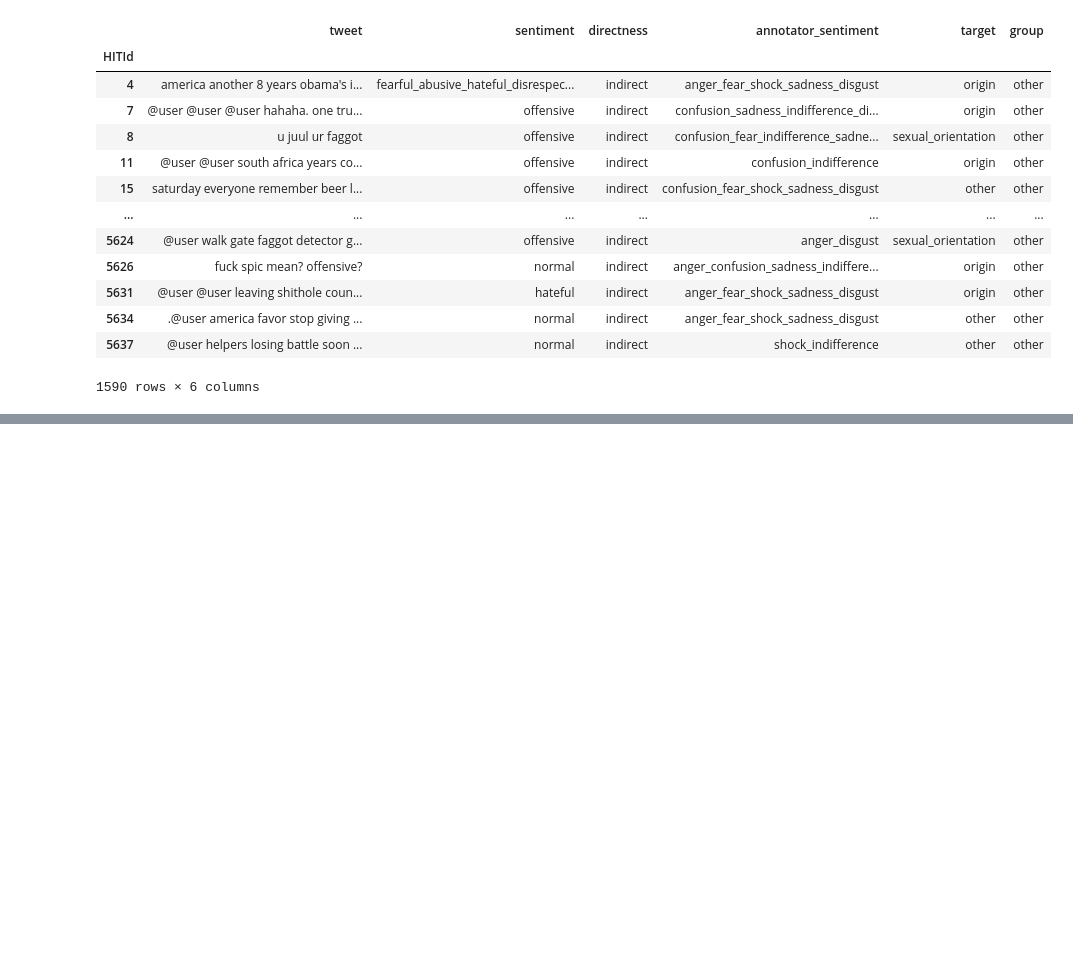
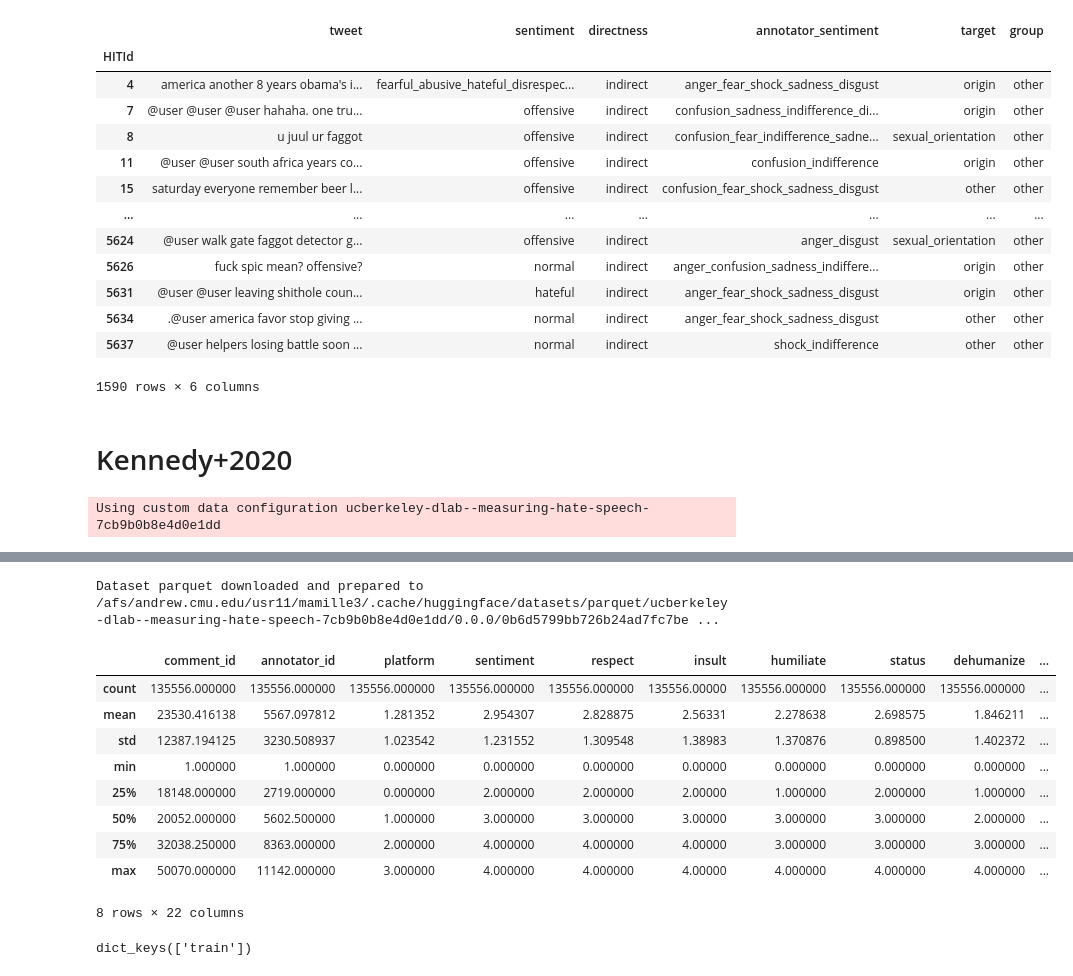
Before and after one commit to michaelmilleryoder/hate_speech_identities, a Jupyter notebook: jupyter/datasets.ipynb, the cells around one changed output, grey strips where cells are left out. Cells and saved outputs as stored; diff of their text form; code cells hidden in the pictures; blank space fills up the shorter version.

Commit message:
Kennedy+2020 processing

```diff
--- a/jupyter/datasets.ipynb
+++ b/jupyter/datasets.ipynb
@@ -563,3 +604,14 @@ data.loc[data['group']=='other']
 | 5634 | .@user america favor stop giving ... | normal | indirect | anger_fear_shock_sadness_disgust | other | other |
 | 5637 | @user helpers losing battle soon ... | normal | indirect | shock_indifference | other | other |
 1590 rows × 6 columns
+# %% [markdown]
+# Kennedy+2020
+# %%
+# Download/load data
+import datasets
+import pandas as pd
+
+dataset = datasets.load_dataset('ucberkeley-dlab/measuring-hate-speech', 'binary')
+data = dataset['train'].to_pandas()
+# %% [output]
+Using custom data configuration ucberkeley-dlab--measuring-hate-speech-7cb9b0b8e4d0e1dd
@@ -565,0 +619,15 @@ data.loc[data['group']=='other']
+Dataset parquet downloaded and prepared to /afs/andrew.cmu.edu/usr11/mamille3/.cache/huggingface/datasets/parquet/ucberkeley-dlab--measuring-hate-speech-7cb9b0b8e4d0e1dd/0.0.0/0b6d5799bb726b24ad7fc7be ...
+|  | comment_id | annotator_id | platform | sentiment | respect | insult | humiliate | status | dehumanize | ... |
+| count | 135556.000000 | 135556.000000 | 135556.000000 | 135556.000000 | 135556.000000 | 135556.00000 | 135556.000000 | 135556.000000 | 135556.000000 | ... |
+| mean | 23530.416138 | 5567.097812 | 1.281352 | 2.954307 | 2.828875 | 2.56331 | 2.278638 | 2.698575 | 1.846211 | ... |
+| std | 12387.194125 | 3230.508937 | 1.023542 | 1.231552 | 1.309548 | 1.38983 | 1.370876 | 0.898500 | 1.402372 | ... |
+| min | 1.000000 | 1.000000 | 0.000000 | 0.000000 | 0.000000 | 0.00000 | 0.000000 | 0.000000 | 0.000000 | ... |
+| 25% | 18148.000000 | 2719.000000 | 0.000000 | 2.000000 | 2.000000 | 2.00000 | 1.000000 | 2.000000 | 1.000000 | ... |
+| 50% | 20052.000000 | 5602.500000 | 1.000000 | 3.000000 | 3.000000 | 3.00000 | 3.000000 | 3.000000 | 2.000000 | ... |
+| 75% | 32038.250000 | 8363.000000 | 2.000000 | 4.000000 | 4.000000 | 4.00000 | 3.000000 | 3.000000 | 3.000000 | ... |
+| max | 50070.000000 | 11142.000000 | 3.000000 | 4.000000 | 4.000000 | 4.00000 | 4.000000 | 4.000000 | 4.000000 | ... |
+8 rows × 22 columns
+# %%
+print(dataset.keys())
+# %% [output]
+dict_keys(['train'])
```
Also changed, not shown: parts of 17 cells of this notebook.
